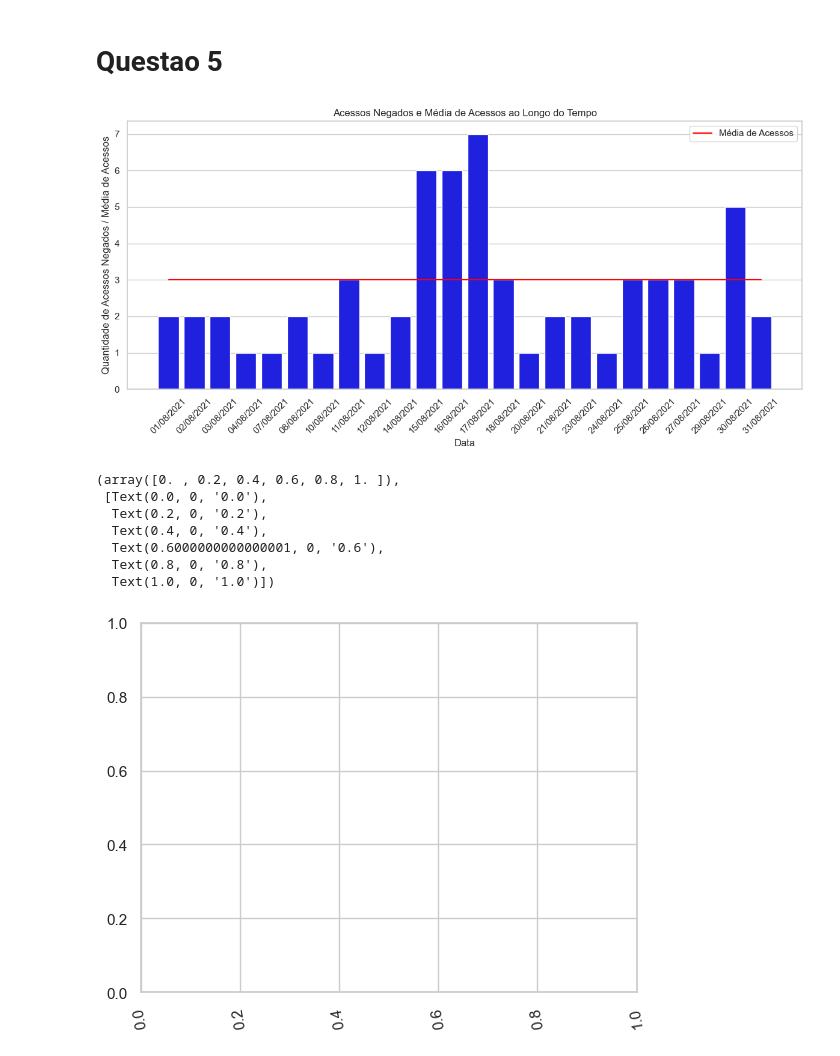
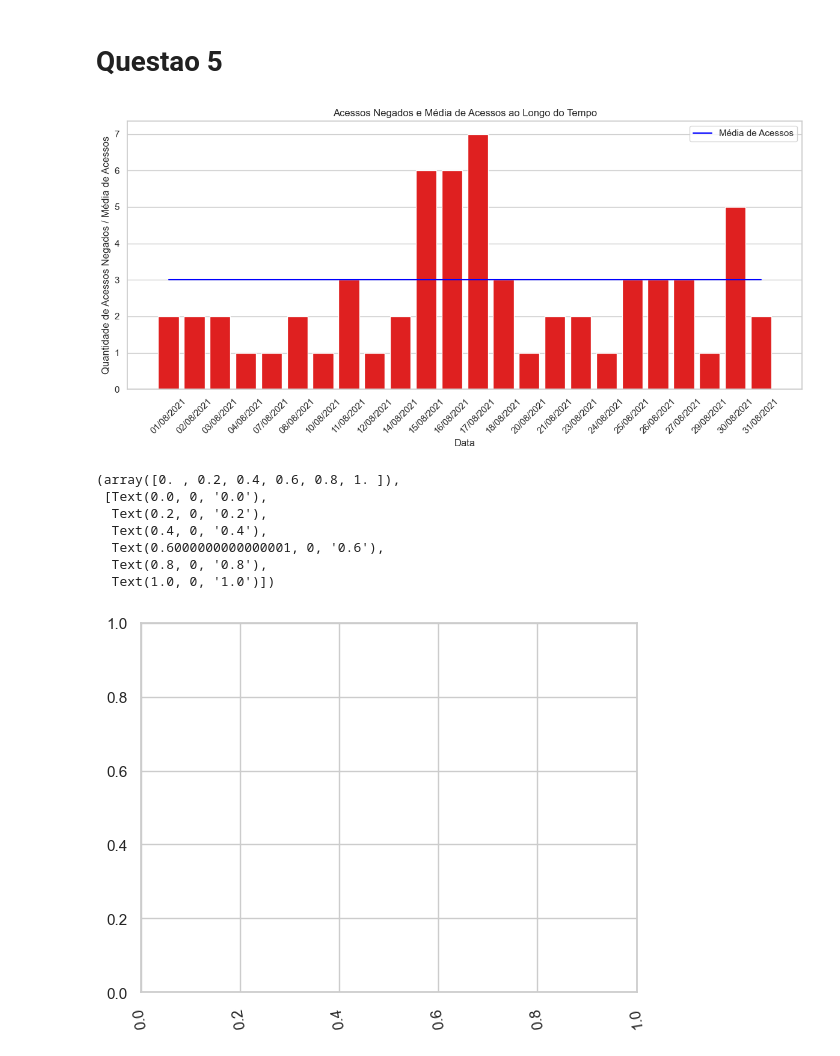
Before and after one commit to thalesluizbraga/fraud_food_company_analysis, a Jupyter notebook: analises/analises_consolidadas.ipynb, the cells around one changed output. Saved outputs shown, nothing was run; the diff lists cells and outputs as text; code cells hidden in the pictures.

```diff
--- a/analises/analises_consolidadas.ipynb
+++ b/analises/analises_consolidadas.ipynb
@@ -377,35 +414,24 @@ ORDER BY
 """
 , con)
 # %%
-import seaborn as sns
-import matplotlib.pyplot as plt
-import pandas as pd
-
-# Seaborn style
 sns.set(style="whitegrid")
 
+plt.figure(figsize=(12, 6))
+sns.barplot(x='Event_Dt', y='acessos_negados', data=df_questao5, color='red')
+sns.lineplot(x='Event_Dt', y='media_acessos', data=df_questao5, color='blue', label='Média de Acessos')
 
-
-# Criando o gráfico
-plt.figure(figsize=(12, 6))
-sns.barplot(x='Event_Dt', y='acessos_negados', data=df_questao5, color='blue')
-sns.lineplot(x='Event_Dt', y='media_acessos', data=df_questao5, color='red', label='Média de Acessos')
-
-# Rotacionando os rótulos do eixo x para melhor visualização
 plt.xticks(rotation=45)
 
-# Adicionando título e rótulos dos eixos
 plt.title('Acessos Negados e Média de Acessos ao Longo do Tempo')
 plt.xlabel('Data')
 plt.ylabel('Quantidade de Acessos Negados / Média de Acessos')
 
-# Exibindo o gráfico
 plt.legend()
 plt.tight_layout()
 plt.show()
 plt.xticks(rotation=100)
 # %% [output]
-[figure, old version]
+[figure, new version]
 (array([0. , 0.2, 0.4, 0.6, 0.8, 1. ]),
  [Text(0.0, 0, '0.0'),
   Text(0.2, 0, '0.2'),
```
Also changed, not shown: parts of 8 cells of this notebook, 2 other files.
